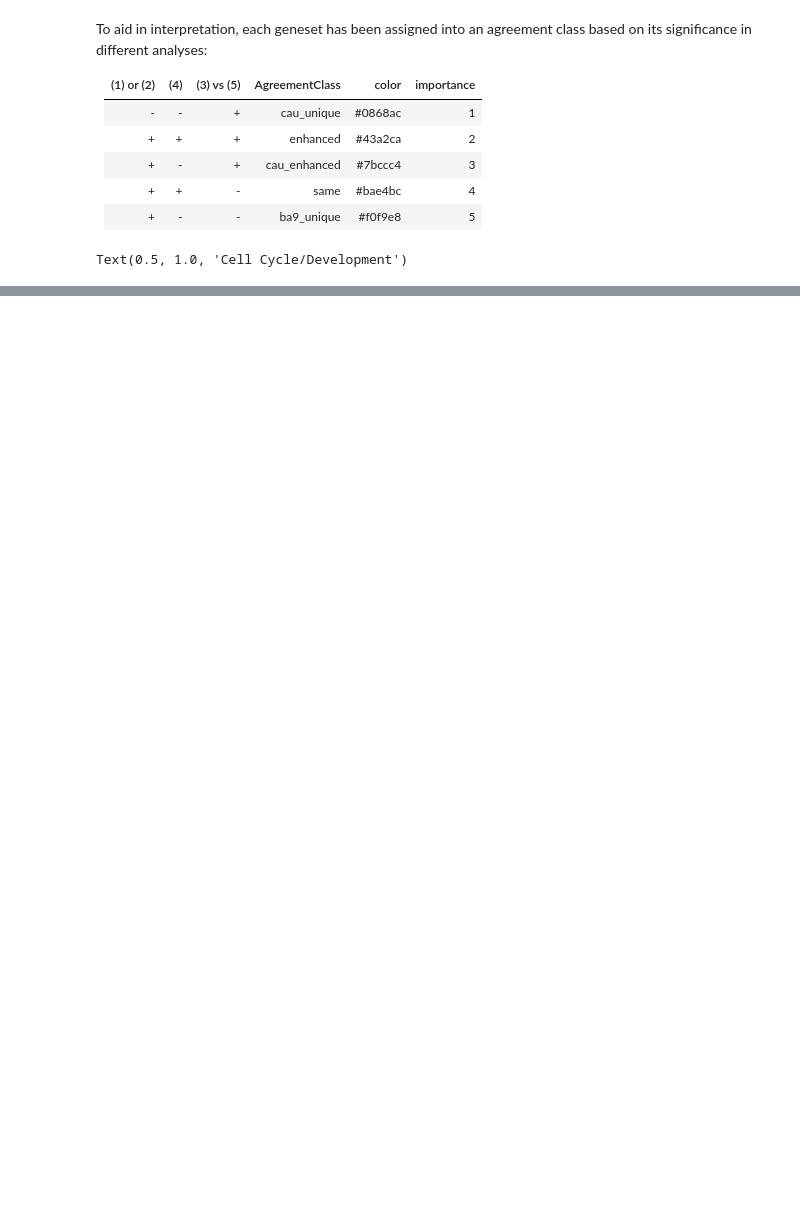
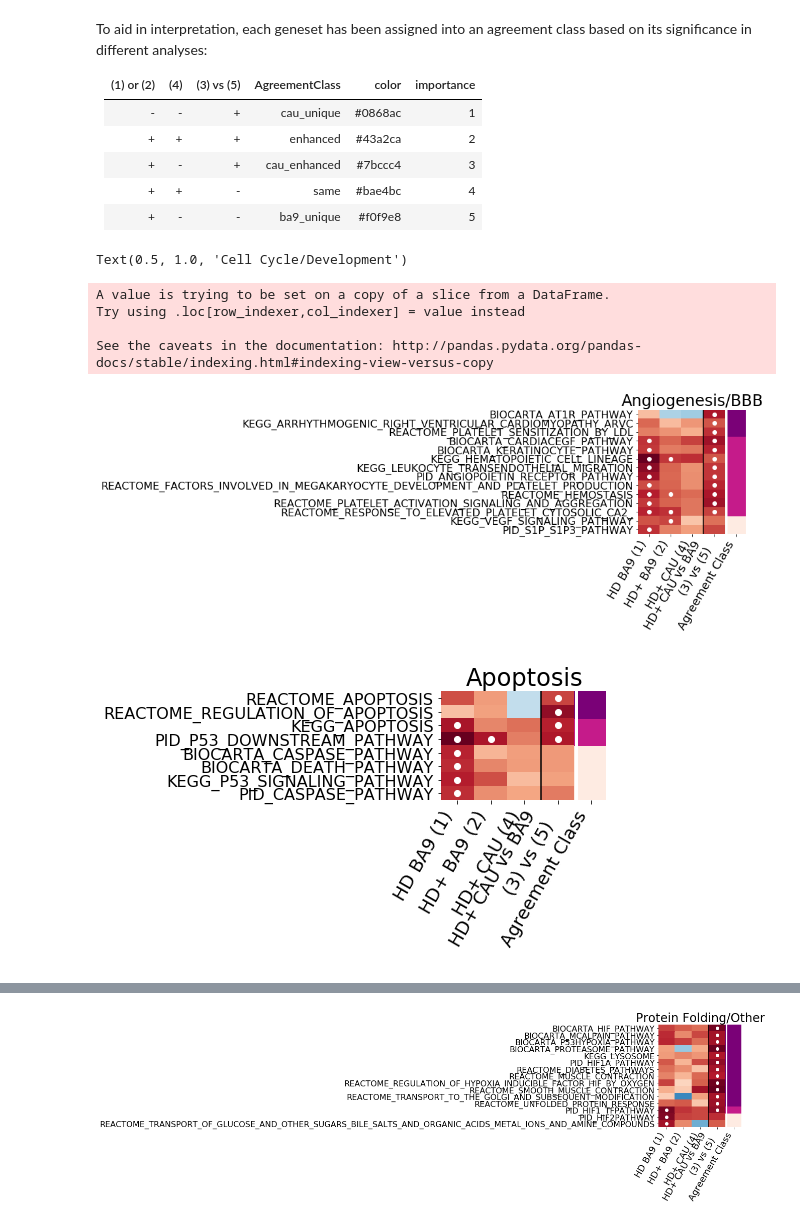
Before and after one commit to MalikYaseenM/HDvsCtrl, a Jupyter notebook: analysis/HDpos_vs_GTEx/CAU_figure.ipynb, the cells around one changed output, grey strips where cells are left out. Cells and saved outputs as stored; diff of their text form; code cells hidden in the pictures; blank space fills up the shorter version.

Commit message:
updates to cluster figures and heatmaps

```diff
--- a/analysis/HDpos_vs_GTEx/CAU_figure.ipynb
+++ b/analysis/HDpos_vs_GTEx/CAU_figure.ipynb
@@ -274,9 +274,9 @@ df.index = shortened_geneset_names(df)
 
 df['leadingEdge'] = ''
 
-cm = {}
+agree_cm = {}
 for k,v in df.agreement.items() :
-    cm[k] = agree_class_color_d[v]
+    agree_cm[k] = agree_class_color_d[v]
 
 cap_sig = set(df[df.direct_padj<0.05].index)
 ba9_sig = set(df[df.hdba9_padj<0.05].index).union(
@@ -302,7 +302,7 @@ all_df['leadingEdge'] = union_leadingEdge(all_df)
 all_df = pandas.concat([cau_df, ba9_df, all_df],axis=0)
 assert df.shape == all_df.shape
 
-f = cluster_gsea(all_df,colormap=cm,ax=figax['graph'])
+f = cluster_gsea(all_df,colormap=agree_cm,ax=figax['graph'])
 figax['graph'].set_xlim(left=-1,right=30)
 ylim = figax['graph'].get_ylim()
 figax['graph'].set_ylim(bottom=ylim[0]-20)
@@ -316,40 +316,59 @@ figax['fig'].savefig('bigfig.png')
 figax['fig'].savefig('bigfig.svg')
 # %%
 for cat, df in sig_merged.groupby('Category') :
-    break
 
+    cat_fn = cat.lower().replace('/','_').replace(' ','_')
     df.index = shortened_geneset_names(df)
 
     df['leadingEdge'] = ''
 
-    cm = {}
+    f = figure(figsize=(3,df.shape[0]*.25))
+    heatmap(df,f.gca())
+    f.gca().set_title(cat,fontsize=24)
+    f.savefig(
+        'combined_gsea_heatmap_{}.png'.format(cat_fn),
+        dpi=300,
+        bbox_inches='tight',
+        pad_inches=0.5
+    )
+
+    continue
+
+    agree_cm = {}
     for k,v in df.agreement.items() :
-        cm[k] = agree_class_color_d[v]
+        agree_cm[k] = agree_class_color_d[v]
 
     cap_sig = set(df[df.direct_padj<0.05].index)
     ba9_sig = set(df[df.hdba9_padj<0.05].index).union(
         set(df[df.hdposba9_padj<0.05].index)
     )
 
     # leading edge for CAU only is just from (3) vs (5)
     cau_df = df.loc[cap_sig.difference(ba9_sig)].copy()
     cau_df['leadingEdge'] = cau_df.direct_leadingEdge
     #cm.update(dict(zip(cau_df.index,['red']*cau_df.index.size)))
 
     # leading edge for (1) or (2) is the union of those
     ba9_df = df.loc[ba9_sig.difference(cap_sig)].copy()
     ba9_df['leadingEdge'] = union_leadingEdge(ba9_df[['hdba9_leadingEdge','hdposba9_leadingEdge']])
     #cm.update(dict(zip(ba9_df.index,['blue']*ba9_df.index.size)))
 
     # leading edge for all three is union of all
     all_df = df.loc[cap_sig.intersection(ba9_sig)]
     all_df['leadingEdge'] = union_leadingEdge(all_df)
     #cm.update(dict(zip(all_df.index,['purple']*all_df.index.size)))
 
     # concatenate the back together, the indices should be disjoint
     all_df = pandas.concat([cau_df, ba9_df, all_df],axis=0)
     assert df.shape == all_df.shape
 
-    f = cluster_gsea(all_df,colormap=cm)
+    f = cluster_gsea(all_df,colormap=agree_cm)
     f.gca().set_title(cat)
-    f.savefig('combined_gsea_clusters_{}.svg'.format(cat.lower().replace('/','_').replace(' ','_')))
+    f.savefig('combined_gsea_clusters_{}.svg'.format(cat))
+# %% [output]
+A value is trying to be set on a copy of a slice from a DataFrame.
+Try using .loc[row_indexer,col_indexer] = value instead
+
+See the caveats in the documentation: http://pandas.pydata.org/pandas-docs/stable/indexing.html#indexing-view-versus-copy
+[figure, added]
+[figure, added]
@@ -355,0 +380 @@ for cat, df in sig_merged.groupby('Category') :
+[figure, added]
```
Also changed, not shown: parts of 1 cell of this notebook, 22 other files.
